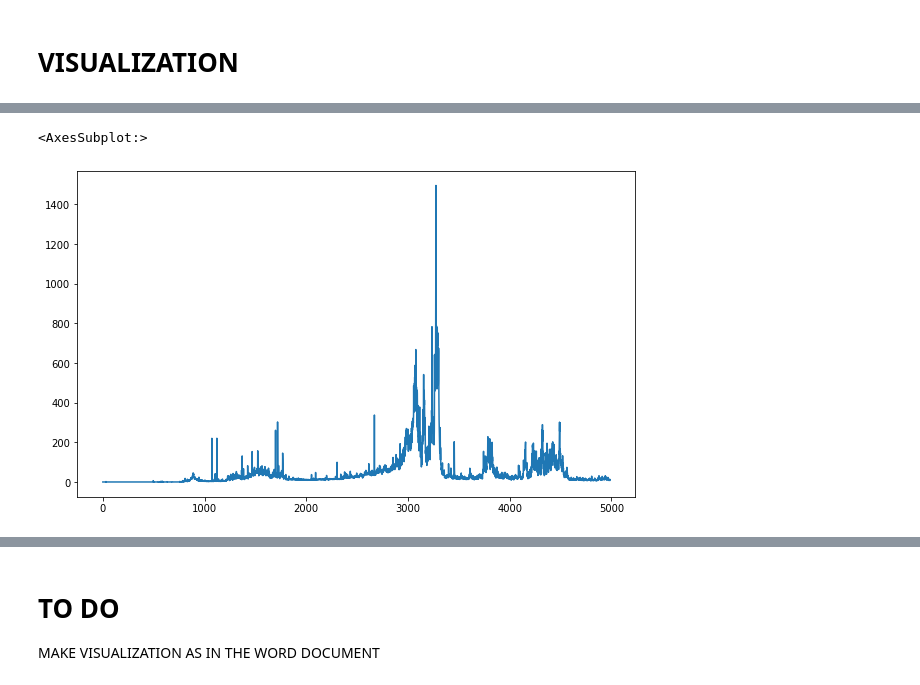
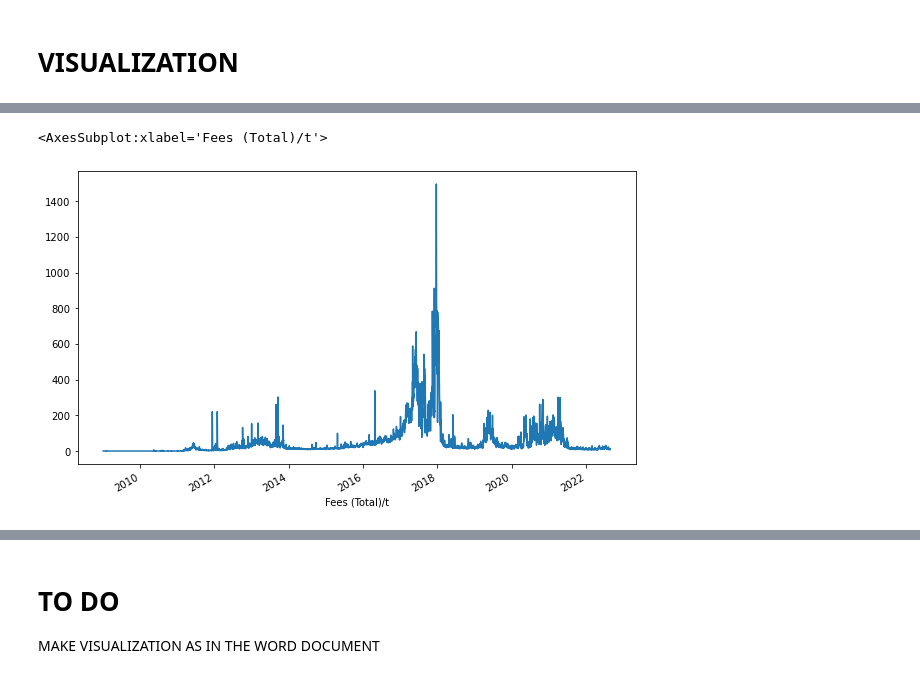
Before and after one commit to CasellaJr/Forecasting-Blockchain-indicators-for-analyzing-BTC-future-price, a Jupyter notebook: Time Series.ipynb, the cells around one changed output, grey strips where cells are left out. Cells and saved outputs as stored; diff of their text form; code cells hidden in the pictures.

```diff
--- a/Time Series.ipynb
+++ b/Time Series.ipynb
@@ -126,8 +107,8 @@ SOPR["SOPR/v"].plot()
 # %%
 plt.figure(figsize=(10,6))
-fees["Fees (Total)/v"].plot()
+fees["TFvalue"].plot()
 # %% [output]
-<AxesSubplot:>
+<AxesSubplot:xlabel='Fees (Total)/t'>
-[figure, old version]
+[figure, new version]
 # %%
 plt.figure(figsize=(18,8))
```
Also changed, not shown: parts of 12 cells of this notebook.
